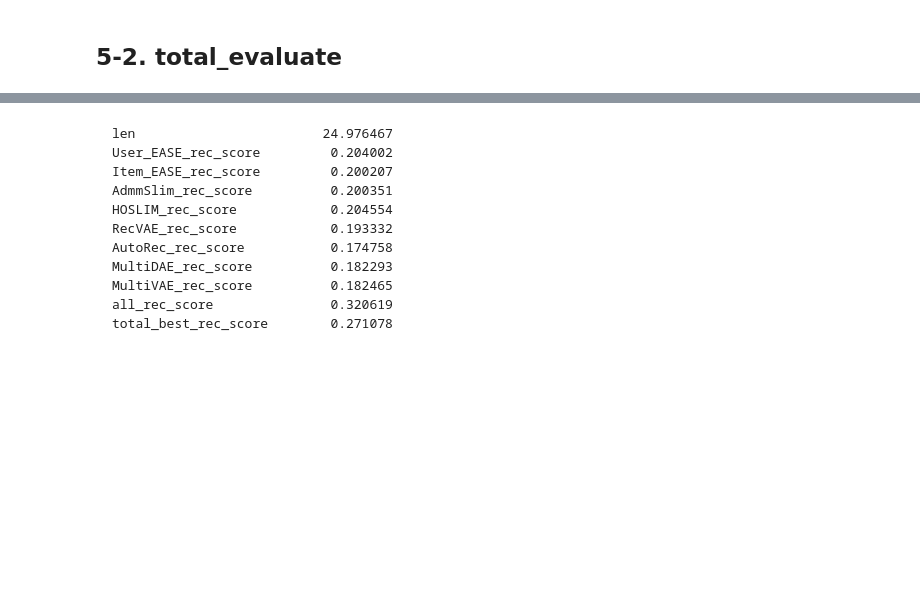
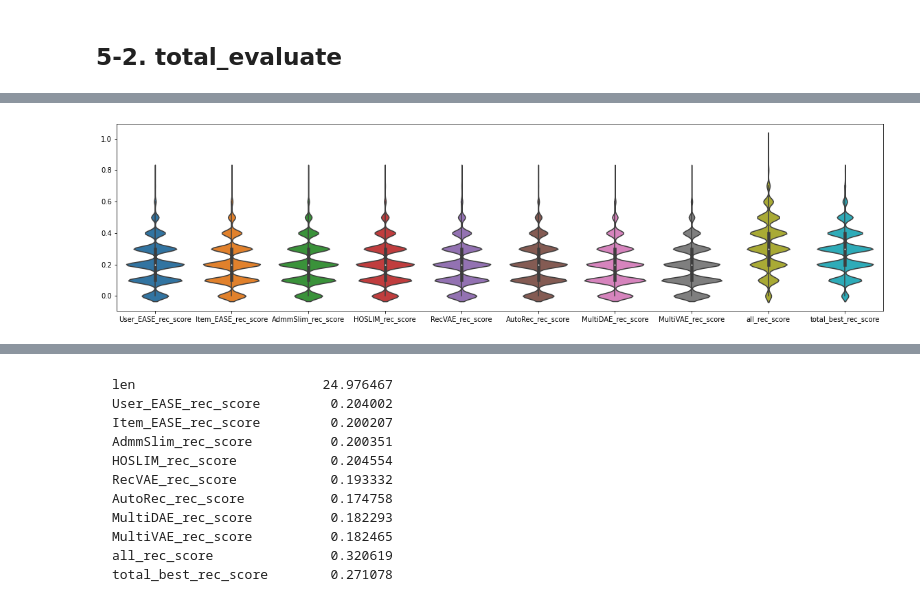
Before and after one commit to boostcampaitech3/level2-movie-recommendation-level2-recsys-05, a Jupyter notebook: Experiment/Ensemble.ipynb, the cells around one changed output, grey strips where cells are left out. Cells and saved outputs as stored; diff of their text form; code cells hidden in the pictures; blank space fills up the shorter version.

```diff
--- a/Experiment/Ensemble.ipynb
+++ b/Experiment/Ensemble.ipynb
@@ -29,7 +29,7 @@ config = {
 
 
     'submission_path' : "../submission",
-    'submission_name' : 'Ensembel_v11_submission.csv',
+    'submission_name' : 'Ensemble_v16_submission.csv',
 
     'candidate_item_num' : 50,
     'valid_samples' : 10, # 검증에 사용할 sample 수
@@ -902,8 +661,8 @@ item_ease.fit()
 # %%
 rec_vae = RecVAE(
     input_dim = make_matrix_data_set.num_item,
-    latent_dim = 200).to(device)
+    ).to(device)
 
-rec_vae.load_state_dict(torch.load(os.path.join(config.model_path, 'RecVAE_v3_1_best.pt')))
+rec_vae.load_state_dict(torch.load(os.path.join(config.model_path, 'RecVAE_v10.pt')))
 # %% [output]
 <All keys matched successfully>
@@ -918,9 +675,9 @@ Multi-VAE_v2 | 0.179959
 # %%
-auto_rec = AutoRec(
-    num = make_matrix_data_set.num_item,
-    num_factor = 64).to(device)
+auto_rec = RecVAE(
+    input_dim = make_matrix_data_set.num_item,
+    ).to(device)
 
-auto_rec.load_state_dict(torch.load(os.path.join(config.model_path, 'AutoRec_v1.pt')))
+auto_rec.load_state_dict(torch.load(os.path.join(config.model_path, 'RecVAE_v7.pt')))
 # %% [output]
 <All keys matched successfully>
 # %%
@@ -987,3 +849,11 @@ plt.show()
+# %%
+cols = total_evaluate_df.columns.tolist()[2:-1]
+
+plt.figure(figsize = (20, 5))
+sns.violinplot(data = total_evaluate_df[cols])
+plt.show()
+# %% [output]
+[figure, added]
 # %%
 total_evaluate_df['total_best_rec_score_name'].value_counts()
 # %% [output]
```
Also changed, not shown: parts of 74 cells of this notebook, 8 other files.
